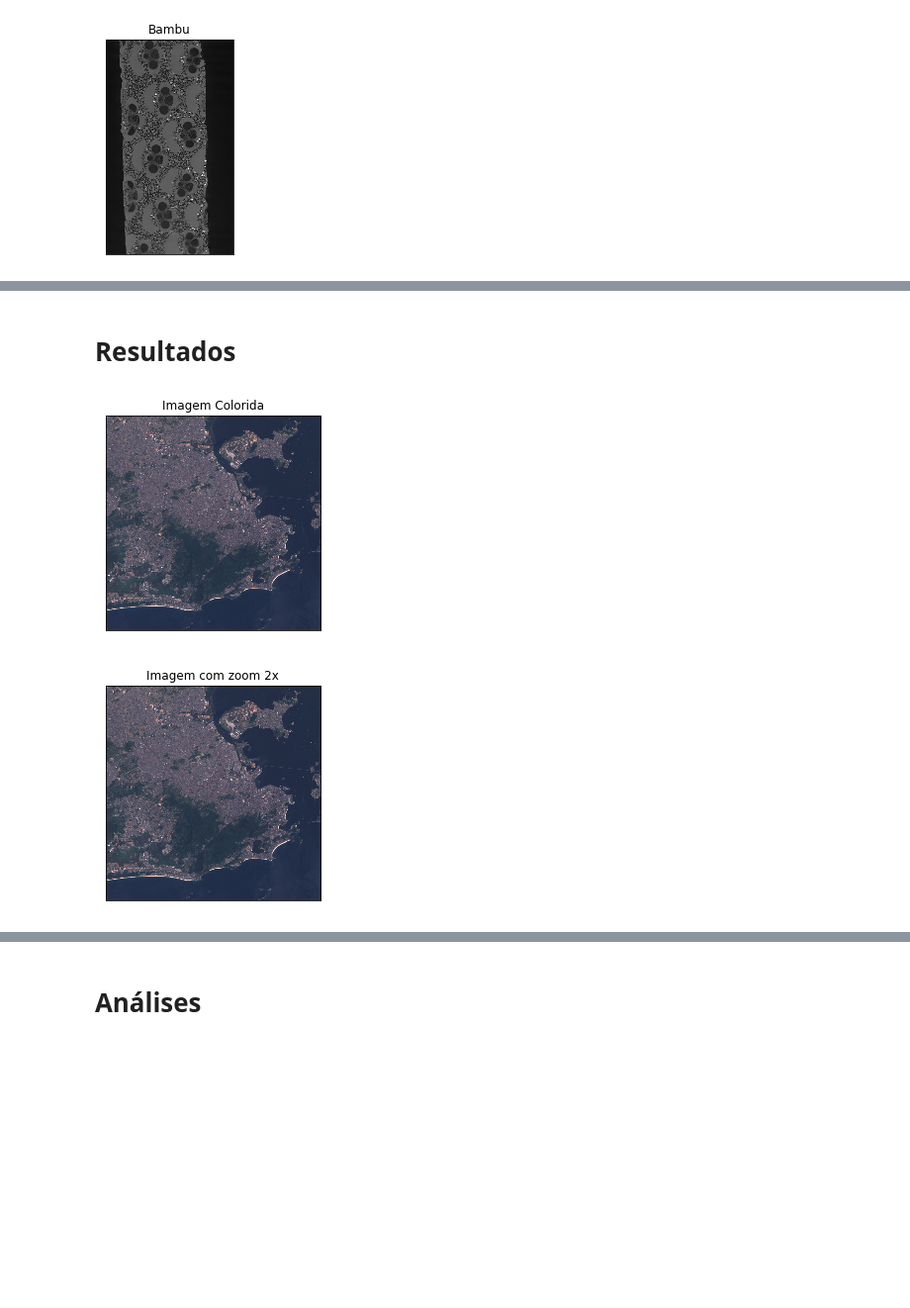
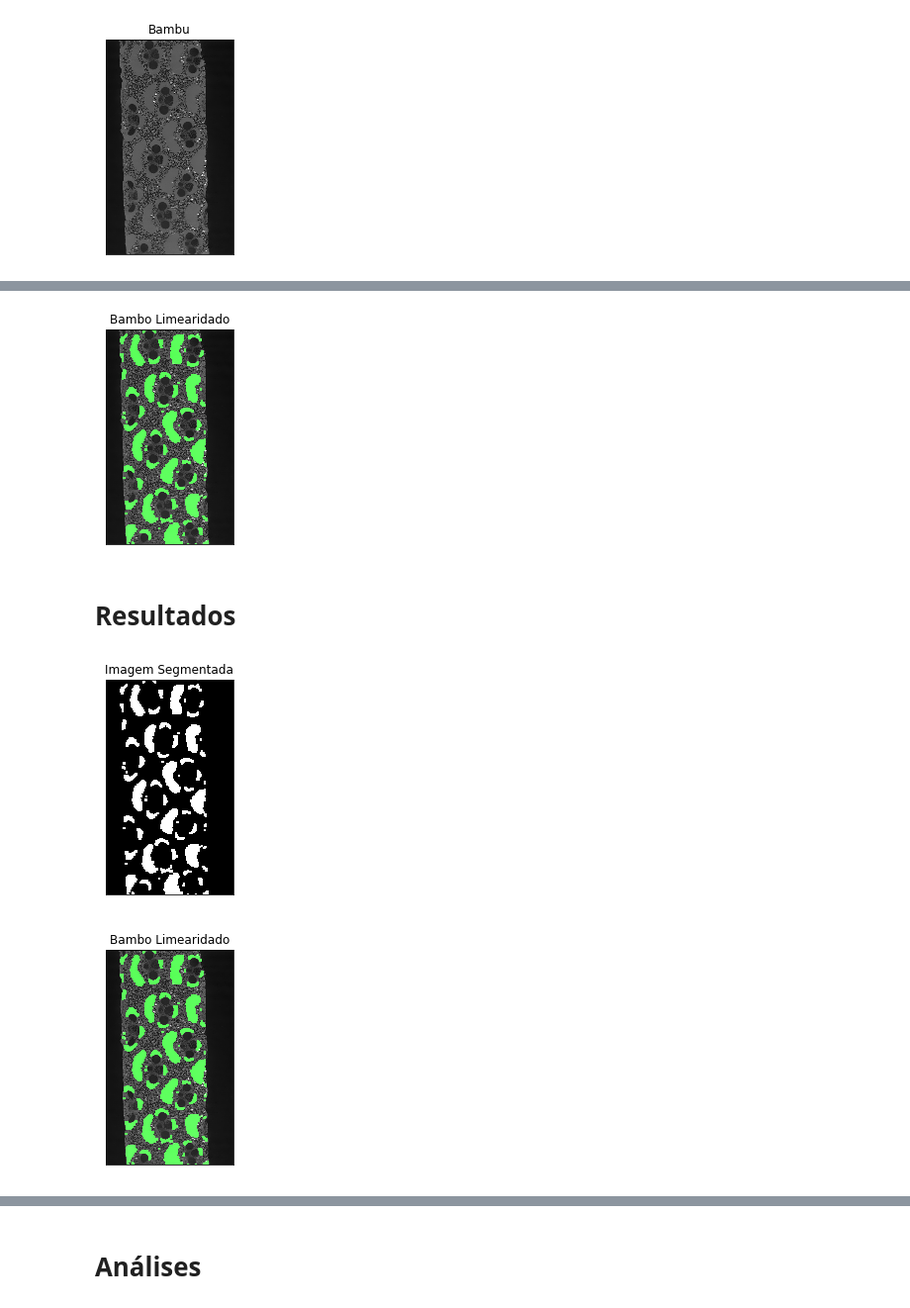
Before and after one commit to rodrigodc07/VisaoComputacional, a Jupyter notebook: Trabalho 8/Ex1.ipynb, the cells around one changed output, grey strips where cells are left out. Shown at 99% size. Saved outputs shown, nothing was run; the diff lists cells and outputs as text; code cells hidden in the pictures; blank space fills up the shorter version.

```diff
--- a/Trabalho 8/Ex1.ipynb
+++ b/Trabalho 8/Ex1.ipynb
@@ -17,7 +13,7 @@ def plot_imagem_cinza(img,titulo):
     plt.title(titulo), plt.xticks([]), plt.yticks([])
     plt.show()
 # %%
-def plot_imagem_colorido(img,titulo):
+def plot_imagem(img,titulo):
     plt.imshow(img)
     plt.title(titulo), plt.xticks([]), plt.yticks([])
     plt.show()
@@ -30,6 +56,12 @@ plot_imagem_cinza(img,'Bambu')
+# %%
+verde = np.where(segmentacao_discos == 0, img, 255)
+img_rgb = cv2.merge((img,verde,img))
+plot_imagem(img_rgb, "Bambo Limearidado")
+# %% [output]
+[figure, added]
 # %% [markdown]
 # Resultados
 # %% [markdown]
-![image.png](attachment:image.png-old)
+![image.png](attachment:image.png-new)
 # %% [markdown]
-![image.png](attachment:image.png-old)
+![image.png](attachment:image.png-new)
```
Also changed, not shown: parts of 7 cells of this notebook.
